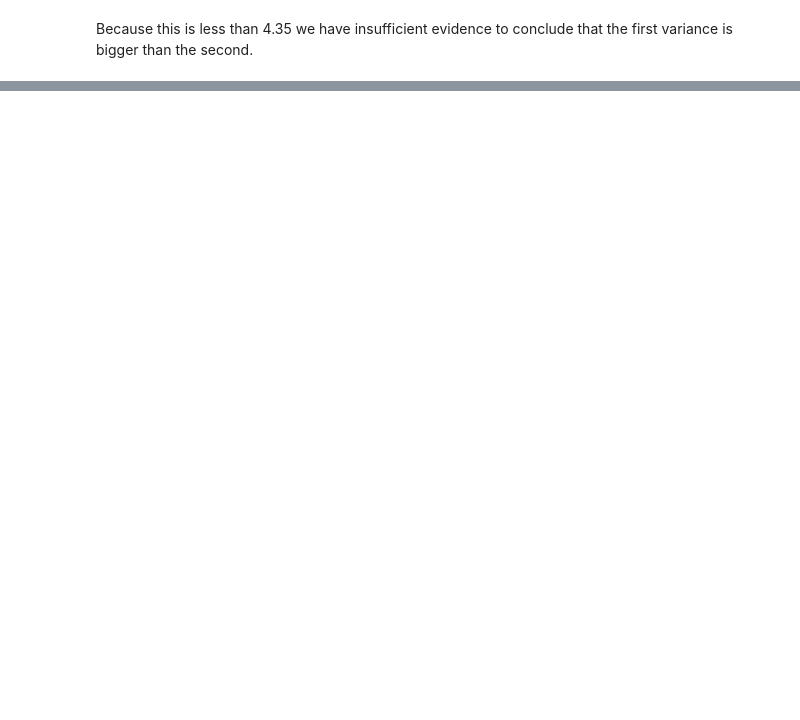
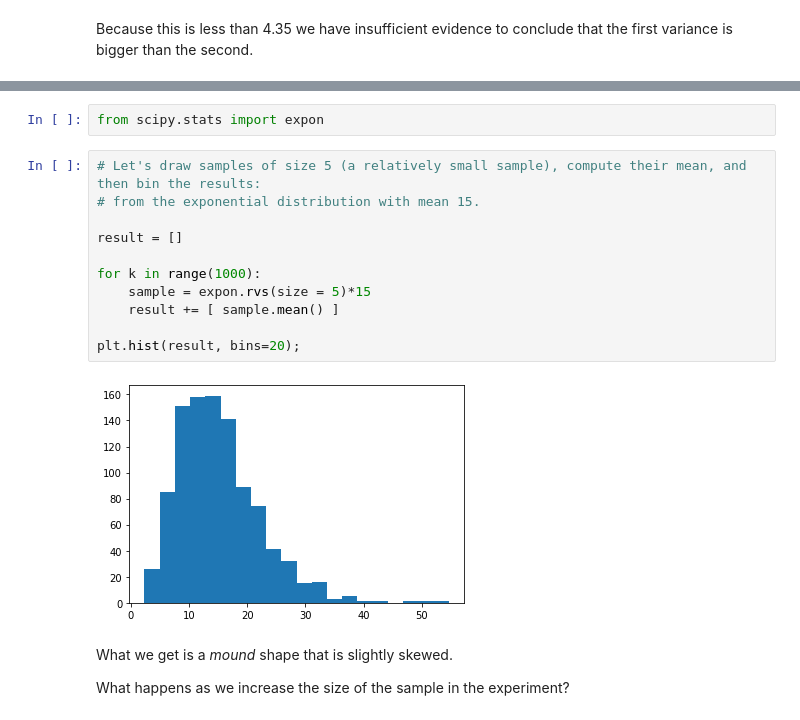
Before and after one commit to virgilpierce/MATH_351, a Jupyter notebook: 3-9 Students t Distribution.ipynb, the cells around one changed output, grey strips where cells are left out. Cells and saved outputs as stored; diff of their text form; blank space fills up the shorter version.

```diff
--- a/3-9 Students t Distribution.ipynb
+++ b/3-9 Students t Distribution.ipynb
@@ -178,0 +220,19 @@ S3**2 / S2**2
+# %%
+from scipy.stats import expon
+# %%
+# Let's draw samples of size 5 (a relatively small sample), compute their mean, and then bin the results:
+# from the exponential distribution with mean 15.
+
+result = []
+
+for k in range(1000):
+    sample = expon.rvs(size = 5)*15
+    result += [ sample.mean() ]
+
+plt.hist(result, bins=20);
+# %% [output]
+[figure, added]
+# %% [markdown]
+What we get is a *mound* shape that is slightly skewed.
+
+What happens as we increase the size of the sample in the experiment?
```
Also changed, not shown: parts of 27 cells of this notebook.
